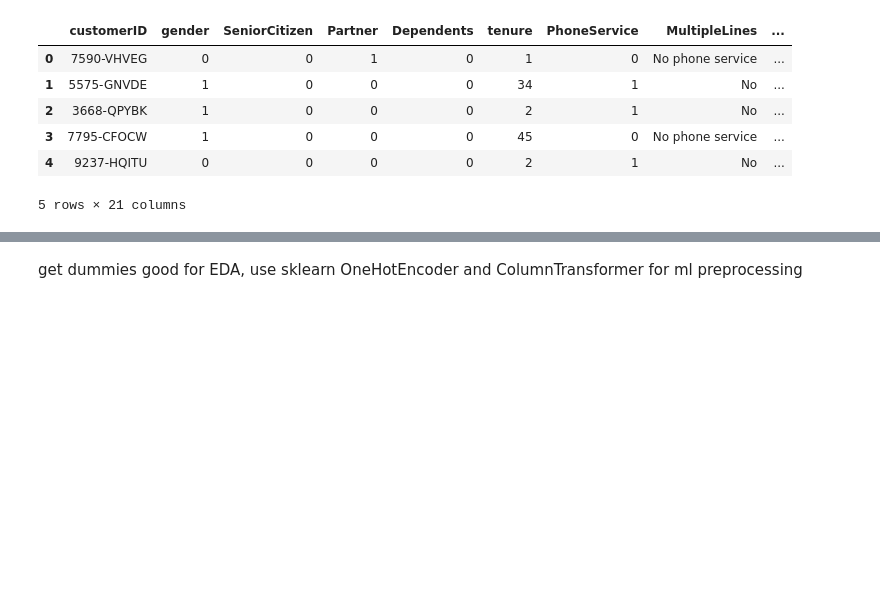
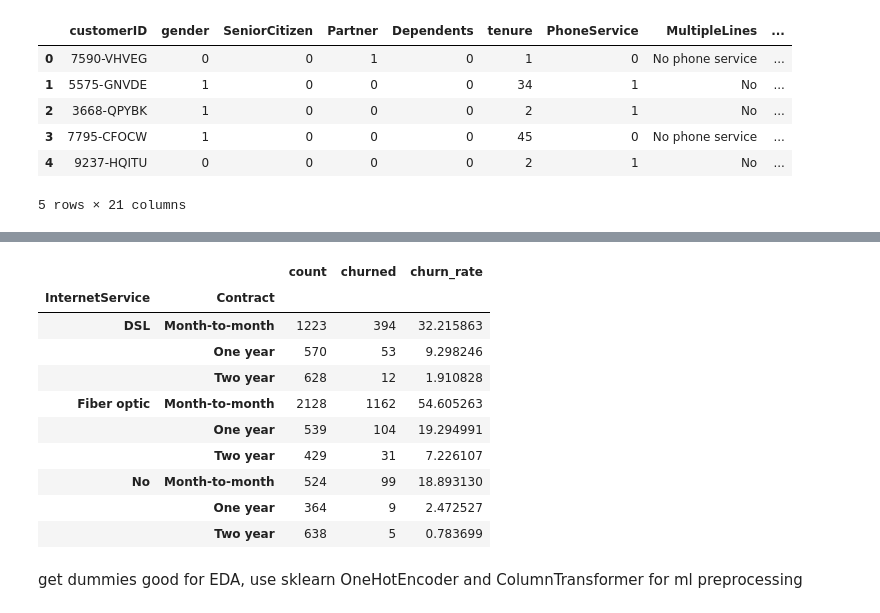
Before and after one commit to pvs-7/end-to-end-ML-Churn-with-FastAPI-MLFlow-Docker-AWS, a Jupyter notebook: notebooks/EDA.ipynb, the cells around one changed output, grey strips where cells are left out. Drawn from its saved outputs; the diff is of its cells as text; code cells hidden in the pictures; blank space fills up the shorter version.

```diff
--- a/notebooks/EDA.ipynb
+++ b/notebooks/EDA.ipynb
@@ -119,3 +180,28 @@ df.head()
+# %%
+interaction = (
+    df.groupby(["InternetService", "Contract"])["Churn"]
+    .agg(["count", "sum", "mean"])
+    .rename(columns={
+        "sum": "churned",
+        "mean": "churn_rate"
+    })
+)
+
+interaction["churn_rate"] *= 100
+
+interaction
+# %% [output]
+|  |  | count | churned | churn_rate |
+| InternetService | Contract |  |  |  |
+| DSL | Month-to-month | 1223 | 394 | 32.215863 |
+|  | One year | 570 | 53 | 9.298246 |
+|  | Two year | 628 | 12 | 1.910828 |
+| Fiber optic | Month-to-month | 2128 | 1162 | 54.605263 |
+|  | One year | 539 | 104 | 19.294991 |
+|  | Two year | 429 | 31 | 7.226107 |
+| No | Month-to-month | 524 | 99 | 18.893130 |
+|  | One year | 364 | 9 | 2.472527 |
+|  | Two year | 638 | 5 | 0.783699 |
 # %%
 cat_cols = ['MultipleLines','InternetService','OnlineSecurity',
 'DeviceProtection',	'TechSupport','StreamingTV'	,'StreamingMovies',
```
Also changed, not shown: parts of 75 cells of this notebook.
